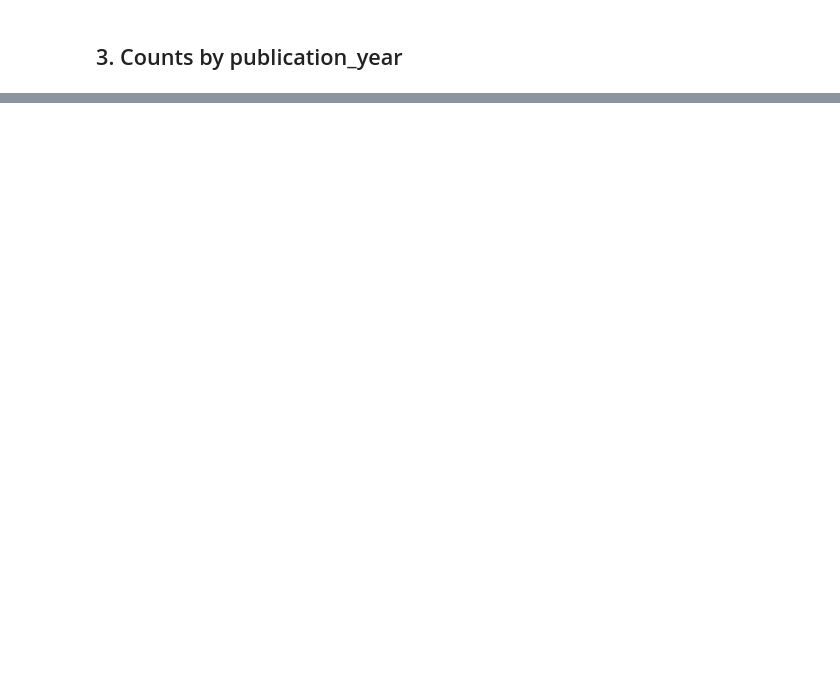
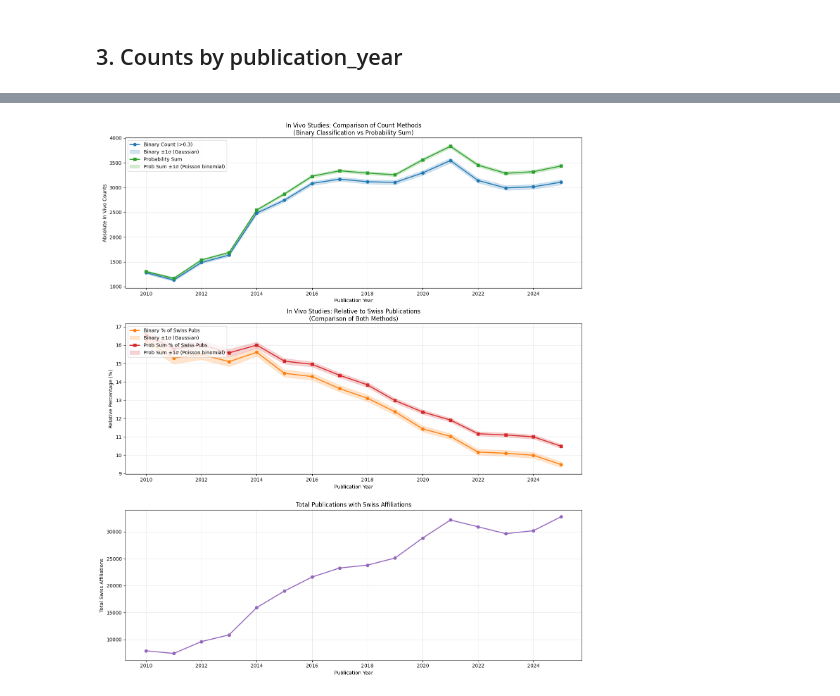
Before and after one commit to magnetilo/3r-monitoring, a Jupyter notebook: notebooks/02_pubmed_analysis_statistics.ipynb, the cells around one changed output, grey strips where cells are left out. Cells and saved outputs as stored; diff of their text form; code cells hidden in the pictures; blank space fills up the shorter version.

Commit message:
predict probas & visualize uncertainties

```diff
--- a/notebooks/02_pubmed_analysis_statistics.ipynb
+++ b/notebooks/02_pubmed_analysis_statistics.ipynb
@@ -115,0 +209,95 @@ df2
+# %%
+# Filter for years 2010-2025
+df_plot = df2[(df2['publication_year'] >= 2010) & (df2['publication_year'] <= 2025)].copy()
+df_plot = df_plot.sort_values('publication_year')
+
+# Calculate relative percentages for both approaches
+df_plot['in_vivo_positive_relative'] = np.where(df_plot['any_auth'] > 0,
+                                               (df_plot['in_vivo_positive'] / df_plot['any_auth']) * 100, 0)
+df_plot['in_vivo_mean_relative'] = np.where(df_plot['any_auth'] > 0,
+                                           (df_plot['in_vivo_mean'] / df_plot['any_auth']) * 100, 0)
+
+# Calculate standard deviations for relative percentages
+df_plot['in_vivo_positive_relative_std'] = np.where(df_plot['any_auth'] > 0,
+                                                   (df_plot['in_vivo_positive_std'] / df_plot['any_auth']) * 100, 0)
+df_plot['in_vivo_mean_relative_std'] = np.where(df_plot['any_auth'] > 0,
+                                               (df_plot['in_vivo_std'] / df_plot['any_auth']) * 100, 0)
+
+# Create 3 subplots: absolute counts comparison, relative percentages comparison, total affiliations
+fig, (ax1, ax2, ax3) = plt.subplots(3, 1, figsize=(14, 16))
+
+years = df_plot['publication_year']
+
+# Plot 1: Absolute counts comparison (both approaches)
+# Approach 1: Binary classification
+line1 = ax1.plot(years, df_plot['in_vivo_positive'], 'o-', color='#1f77b4',
+                 label=f'Binary Count (>{BINARY_THRESHOLD})', linewidth=2, markersize=6)
+fill1 = ax1.fill_between(years,
+                         df_plot['in_vivo_positive'] - df_plot['in_vivo_positive_std'],
+                         df_plot['in_vivo_positive'] + df_plot['in_vivo_positive_std'],
+                         color='#1f77b4', alpha=0.2, label='Binary ±1σ (Gaussian)')
+
+# Approach 2: Probability sum
+line2 = ax1.plot(years, df_plot['in_vivo_mean'], 's-', color='#2ca02c',
+                 label='Probability Sum', linewidth=2, markersize=6)
+fill2 = ax1.fill_between(years,
+                         df_plot['in_vivo_mean'] - df_plot['in_vivo_std'],
+                         df_plot['in_vivo_mean'] + df_plot['in_vivo_std'],
+                         color='#2ca02c', alpha=0.2, label='Prob Sum ±1σ (Poisson binomial)')
+
+ax1.set_xlabel('Publication Year')
+ax1.set_ylabel('Absolute In Vivo Counts')
+ax1.set_title('In Vivo Studies: Comparison of Count Methods\n(Binary Classification vs Probability Sum)')
+ax1.legend(loc='upper left')
+ax1.grid(True, alpha=0.3)
+
+# Plot 2: Relative percentages comparison (both approaches)
+# Approach 1: Binary classification relative
+line3 = ax2.plot(years, df_plot['in_vivo_positive_relative'], 'o-', color='#ff7f0e',
+                 label='Binary % of Swiss Pubs', linewidth=2, markersize=6)
+fill3 = ax2.fill_between(years,
+                         df_plot['in_vivo_positive_relative'] - df_plot['in_vivo_positive_relative_std'],
+                         df_plot['in_vivo_positive_relative'] + df_plot['in_vivo_positive_relative_std'],
+                         color='#ff7f0e', alpha=0.2, label='Binary ±1σ (Gaussian)')
+
+# Approach 2: Probability sum relative
+line4 = ax2.plot(years, df_plot['in_vivo_mean_relative'], 's-', color='#d62728',
+                 label='Prob Sum % of Swiss Pubs', linewidth=2, markersize=6)
+fill4 = ax2.fill_between(years,
+                         df_plot['in_vivo_mean_relative'] - df_plot['in_vivo_mean_relative_std'],
+                         df_plot['in_vivo_mean_relative'] + df_plot['in_vivo_mean_relative_std'],
+                         color='#d62728', alpha=0.2, label='Prob Sum ±1σ (Poisson binomial)')
+
+ax2.set_xlabel('Publication Year')
+ax2.set_ylabel('Relative Percentage (%)')
+ax2.set_title('In Vivo Studies: Relative to Swiss Publications\n(Comparison of Both Methods)')
+ax2.legend(loc='upper left')
+ax2.grid(True, alpha=0.3)
+
+# Plot 3: Total Swiss affiliations
+ax3.plot(years, df_plot['any_auth'], 'o-', color='#9467bd', linewidth=2, markersize=6)
+ax3.set_xlabel('Publication Year')
+ax3.set_ylabel('Total Swiss Affiliations')
+ax3.set_title('Total Publications with Swiss Affiliations')
+ax3.grid(True, alpha=0.3)
+
+plt.tight_layout()
+plt.savefig(f"../data/results/pubmed_in_vivo_comparison_statistics_{MODEL_NAME}.png", dpi=300)
+plt.show()
+
+# Comparison statistics
+print("\n📊 Approach Comparison Summary (2010-2025):")
+print(f"Approach 1 - Binary Classification:")
+print(f"  Total binary predictions: {df_plot['in_vivo_positive'].sum():.0f}")
+print(f"  Average yearly count: {df_plot['in_vivo_positive'].mean():.1f} ± {df_plot['in_vivo_positive_std'].mean():.1f}")
+print(f"  Average relative %: {df_plot['in_vivo_positive_relative'].mean():.1f}% ± {df_plot['in_vivo_positive_relative_std'].mean():.1f}%")
+
+print(f"\nApproach 2 - Probability Sum:")
+print(f"  Total probability sum: {df_plot['in_vivo_mean'].sum():.1f}")
+print(f"  Average yearly sum: {df_plot['in_vivo_mean'].mean():.1f} ± {df_plot['in_vivo_std'].mean():.1f}")
+print(f"  Average relative %: {df_plot['in_vivo_mean_relative'].mean():.1f}% ± {df_plot['in_vivo_mean_relative_std'].mean():.1f}%")
+
+print(f"\nRatio (Prob Sum / Binary Count): {df_plot['in_vivo_mean'].sum() / df_plot['in_vivo_positive'].sum():.2f}")
+print(f"Total Swiss affiliated publications: {df_plot['any_auth'].sum():,.0f}")
+# %% [output]
+[figure, added]
```
Also changed, not shown: parts of 12 cells of this notebook, 7 other files.
